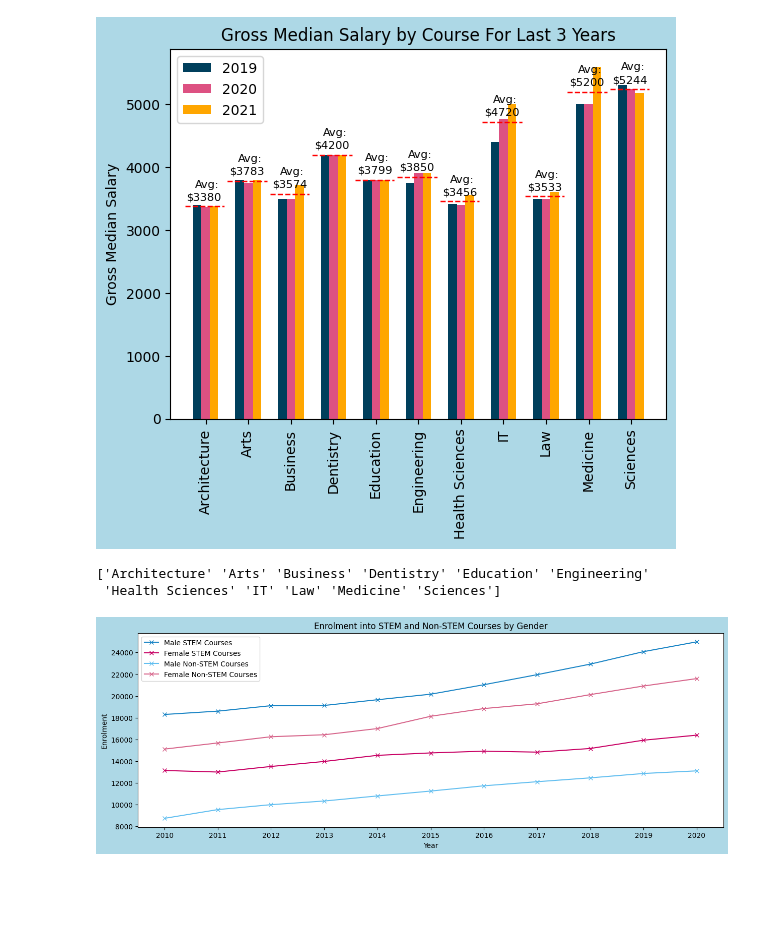
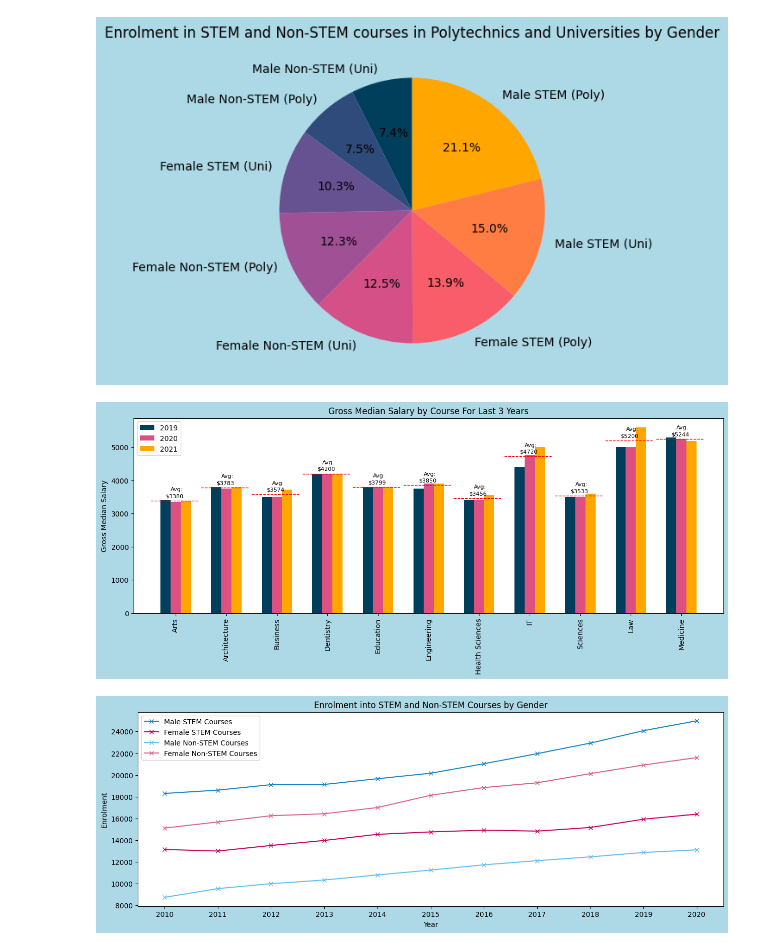
Before and after one commit to kaze-droid/SG-Education-Analysis, a Jupyter notebook: main.ipynb, the cells around one changed output. Drawn from its saved outputs; the diff is of its cells as text; code cells hidden in the pictures; blank space fills up the shorter version.

Commit message:
Created chart 0 (Pie chart) chart 3 (Histogram + Normal Distribution Curve) and chart 4 (Box Plot) Added insights.txt for the ppt insights reference

```diff
--- a/main.ipynb
+++ b/main.ipynb
@@ -6,10 +6,45 @@ import matplotlib.pyplot as plt
 employ = np.genfromtxt('datasets_cleaned/employment/employ.csv', delimiter=',', dtype=['i8','U64','f8','f8','i8'], names=True)
 poly = np.genfromtxt('datasets_cleaned/poly/poly_intake.csv', delimiter=',', dtype=['i8','U8','U64','i8','i8','i8'], names=True)
 uni = np.genfromtxt('datasets_cleaned/uni/uni_intake.csv', delimiter=',', dtype=['i8','U8','U64','i8','i8','i8'], names=True)
+# %%
+# Chart 0
+# Pie chart comparinng the rate of enrollment in polytechnics and universities for STEM and Non-STEM courses and the different genders
+
+labels = np.array(('Male STEM (Poly)', 'Female STEM (Poly)', 'Male Non-STEM (Poly)', 'Female Non-STEM (Poly)', 'Male STEM (Uni)', 'Female STEM (Uni)', 'Male Non-STEM (Uni)', 'Female Non-STEM (Uni)'))
+
+MS_Poly = poly['enrolment'][(poly['sex']=='M') & ~np.isin(poly['course'],['Arts','Business','Education','Law'])].sum()
+FS_Poly = poly['enrolment'][(poly['sex']=='F') & ~np.isin(poly['course'],['Arts','Business','Education','Law'])].sum()
+MNS_Poly = poly['enrolment'][(poly['sex']=='M') & np.isin(poly['course'],['Arts','Business','Education','Law'])].sum()
+FNS_Poly = poly['enrolment'][(poly['sex']=='F') & np.isin(poly['course'],['Arts','Business','Education','Law'])].sum()
+MS_Uni = uni['enrolment'][(uni['sex']=='M') & ~np.isin(uni['course'],['Arts','Business','Education','Law'])].sum()
+FS_Uni = uni['enrolment'][(uni['sex'] =='F') & ~np.isin(uni['course'],['Arts','Business','Education','Law'])].sum()
+MNS_Uni = uni['enrolment'][(uni['sex']=='M') & np.isin(uni['course'],['Arts','Business','Education','Law'])].sum()
+FNS_Uni = uni['enrolment'][(uni['sex'] =='F') & np.isin(uni['course'],['Arts','Business','Education','Law'])].sum()
+
+sizes = np.array((MS_Poly, FS_Poly, MNS_Poly, FNS_Poly, MS_Uni, FS_Uni, MNS_Uni, FNS_Uni))
+# on argsort: https://www.geeksforgeeks.org/numpy-argsort-in-python/
+labels = labels[np.argsort(sizes)]
+sizes = np.sort(sizes)
+colors = ['#003f5c','#2f4b7c','#665191','#a05195','#d45087','#f95d6a','#ff7c43','#ffa600']
+
+fig,ax = plt.subplots(figsize=(15,5))
+plt.pie(sizes, labels=labels, colors=colors, autopct='%1.1f%%', startangle=90)
+plt.title('Enrolment in STEM and Non-STEM courses in Polytechnics and Universities by Gender')
+fig.set_facecolor("lightblue")
+# %% [output]
+[figure, added]
 # %%
 # Chart 1
 # Gross Median Salary of each course for the past three years
-labels = np.unique(employ['course_cluster'])
+
+# np.unique sorts the unique values
+# By using return_index = True, we get the initial unsorted index of each unique value
+# https://stackoverflow.com/questions/12926898/numpy-unique-without-sort
+u, ind = np.unique(employ['course_cluster'],return_index=True)
+# We can now 'unsort' the unique values by using the index
+# By calling argsort, we get the initial (unsorted) array indices
+# We can then use these indices to get the initial unsorted array
+labels = u[np.argsort(ind)]
 
 N = len(labels)
 C = [0]*(2022-2019)
@@ -17,45 +52,39 @@ for i in range(2019,2022):
     C[i-2019] = employ['gross_median_salary'][employ['year'] == i]
 width = 0.2
 
+
 fig, ax = plt.subplots()
 fig.set_facecolor("lightblue")
+# The same as plt.figure(figsize(15,5))
+fig.set_size_inches(15, 5)
 # 2019
 rects1 = ax.bar(np.arange(N) - width, C[0], width, label='2019', color='#003f5c')
 
 # 2020
 rects2 = ax.bar(np.arange(N), C[1], width, label='2020',color='#dd5182')
 
 
 # 2021
 rects3 = ax.bar(np.arange(N) + width, C[2], width, label='2021',color='#ffa600')
 
 for i in range(11):
 # add a horizontal line for each label
     min_x = i*120/1400+27/700
     ax.axhline((C[0][i]+C[1][i]+C[2][i])/3, color='r', linestyle='--', linewidth = 1,xmin=min_x-0.01, xmax=min_x+0.07)
-    ax.text(i-0.45, (C[0][i]+C[1][i]+C[2][i])/3+100, f'${round((C[0][i]+C[1][i]+C[2][i])/3)}',fontsize=8,color='black')
-    ax.text(i-0.25, (C[0][i]+C[1][i]+C[2][i])/3+300, 'Avg:',fontsize=8,color='black')
-
-
-
-
+    ax.text(i-0.2, (C[0][i]+C[1][i]+C[2][i])/3+100, f'${round((C[0][i]+C[1][i]+C[2][i])/3)}',fontsize=8,color='black')
+    ax.text(i-0.1, (C[0][i]+C[1][i]+C[2][i])/3+300, 'Avg:',fontsize=8,color='black')
 
 ax.legend()
 ax.set_xticks(np.arange(N))
 ax.set_xticklabels(labels, rotation=90)
 ax.set_ylabel('Gross Median Salary')
 ax.set_title('Gross Median Salary by Course For Last 3 Years')
 
 
 
 plt.show()
 # %% [output]
-[figure, old version]
+[figure, new version]
-# %%
-print(np.unique(uni['course']))
-# %% [output]
-['Architecture' 'Arts' 'Business' 'Dentistry' 'Education' 'Engineering'
- 'Health Sciences' 'IT' 'Law' 'Medicine' 'Sciences']
 # %%
 # Chart 2
 # Trend of STEM course enrollment and non-STEM course enrollment for different genders over the past 10 years
```
Also changed, not shown: parts of 4 cells of this notebook, 2 other files.
